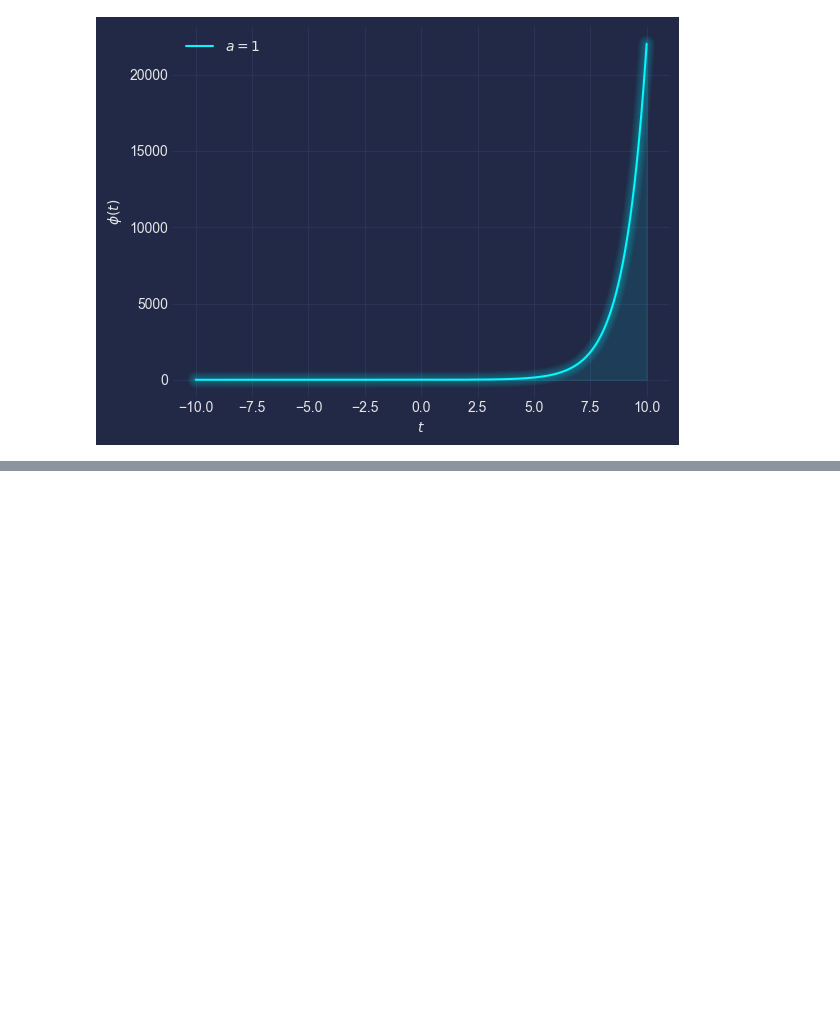
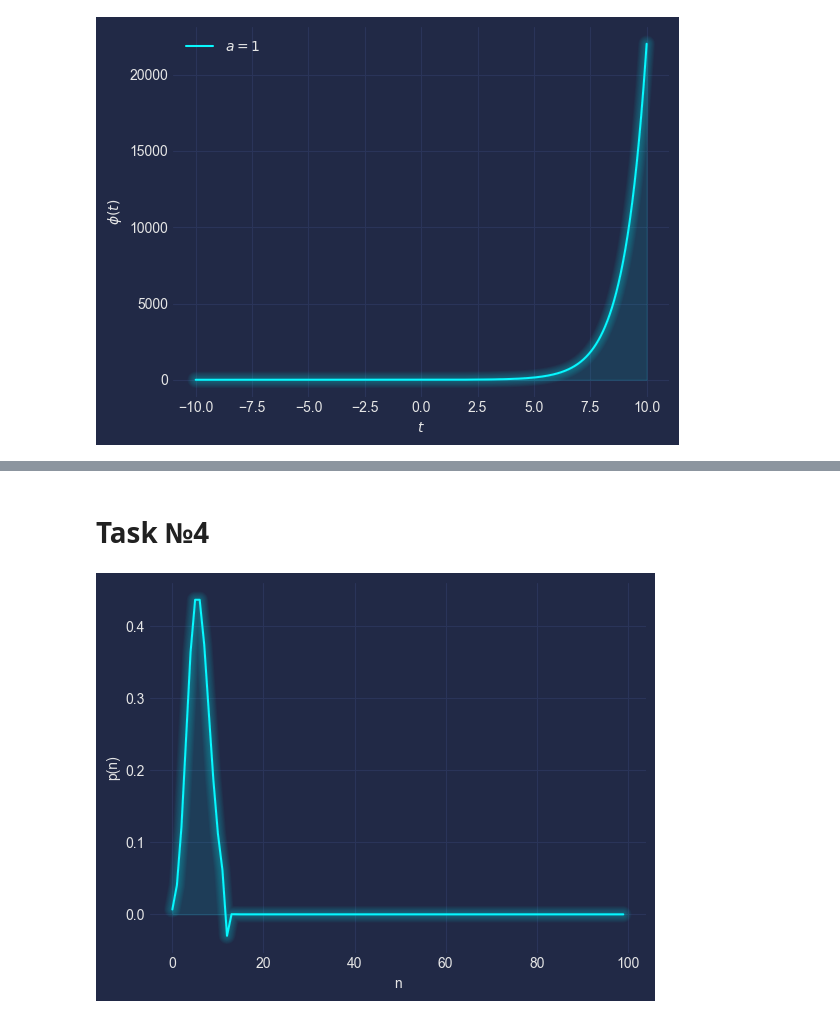
Before and after one commit to VAlduinV/KPI_tasks, a Jupyter notebook: RadioPhysics/HCT_2/HCT_2.ipynb, the cells around one changed output, grey strips where cells are left out. Saved outputs shown, nothing was run; the diff lists cells and outputs as text; code cells hidden in the pictures; blank space fills up the shorter version.

```diff
--- a/RadioPhysics/HCT_2/HCT_2.ipynb
+++ b/RadioPhysics/HCT_2/HCT_2.ipynb
@@ -55,0 +85,18 @@ plt.show()
+# %% [markdown]
+# Task №4
+# %%
+import math
+
+def poisson(a, b, n):
+  return (a * b)**n * np.exp(-(a + b)) / math.factorial(n)
+
+x = np.arange(0, 100)
+y = [poisson(2, 3, n) for n in x]
+
+plt.plot(x, y)
+plt.xlabel("n")
+plt.ylabel("p(n)")
+mplcyberpunk.add_glow_effects()
+plt.show()
+# %% [output]
+[figure, added]
```
Also changed, not shown: parts of 8 cells of this notebook.
